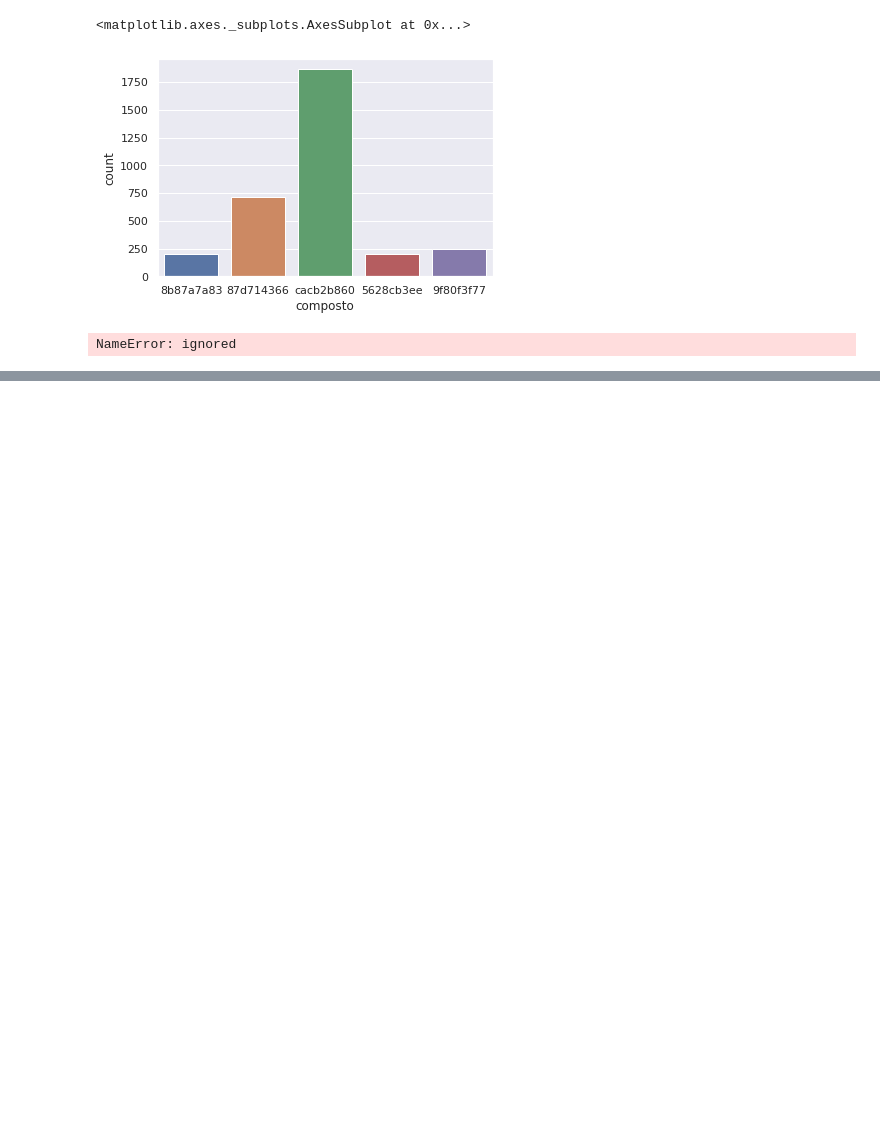
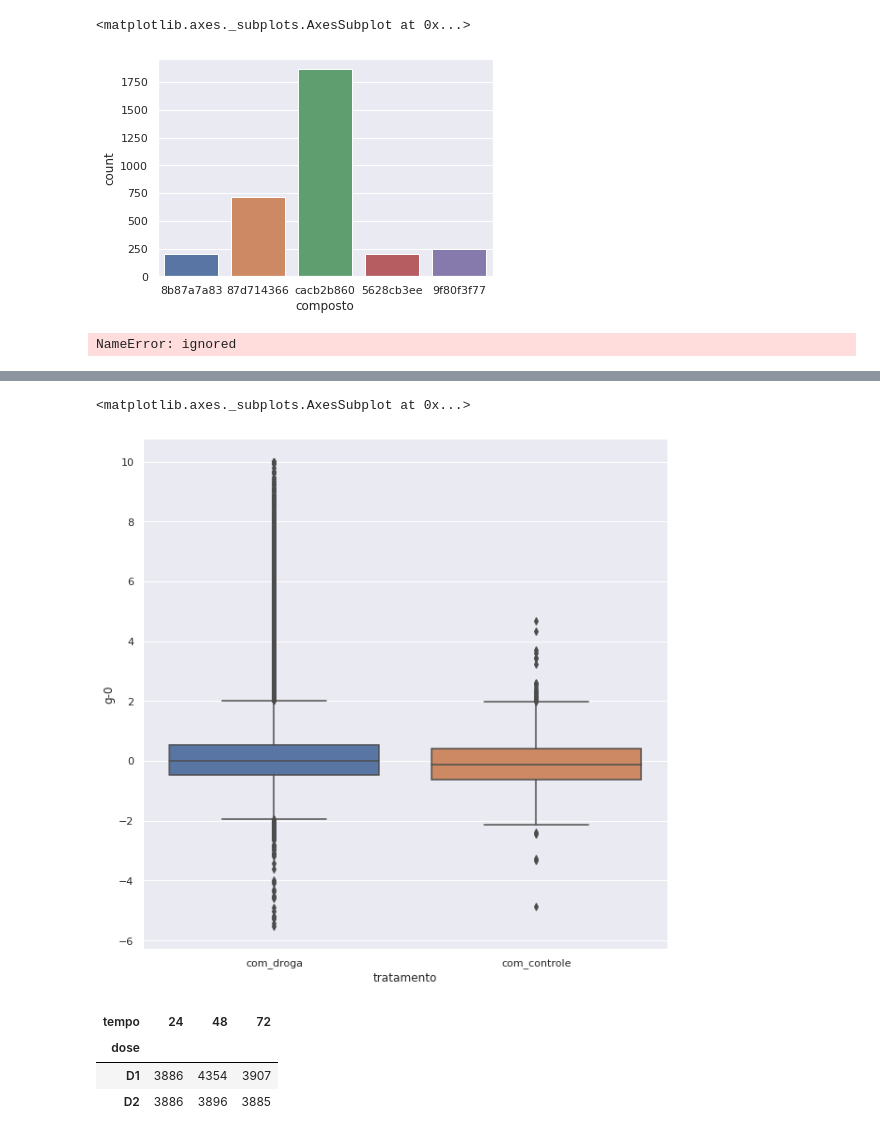
Before and after one commit to danielemaraschin/Data-Immersion-Training, a Jupyter notebook: imersaoDados.ipynb, the cells around one changed output, grey strips where cells are left out. Cells and saved outputs as stored; diff of their text form; code cells hidden in the pictures; blank space fills up the shorter version.

```diff
--- a/imersaoDados.ipynb
+++ b/imersaoDados.ipynb
@@ -303,0 +340,18 @@ dados['g-0'].hist(bins=50)
+# %%
+import seaborn as sns
+import matplotlib.pyplot as plt
+sns.set()
+# %%
+plt.figure(figsize=(10,10))
+sns.boxplot(y='g-0', x= 'tratamento' , data=dados)
+# %% [output]
+<matplotlib.axes._subplots.AxesSubplot at 0x...>
+[figure, added]
+# %%
+pd.crosstab(dados['dose'], dados['tempo'])
+#crosstab is a frequency table
+# %% [output]
+| tempo | 24 | 48 | 72 |
+| dose |  |  |  |
+| D1 | 3886 | 4354 | 3907 |
+| D2 | 3886 | 3896 | 3885 |
```
Also changed, not shown: parts of 30 cells of this notebook.
